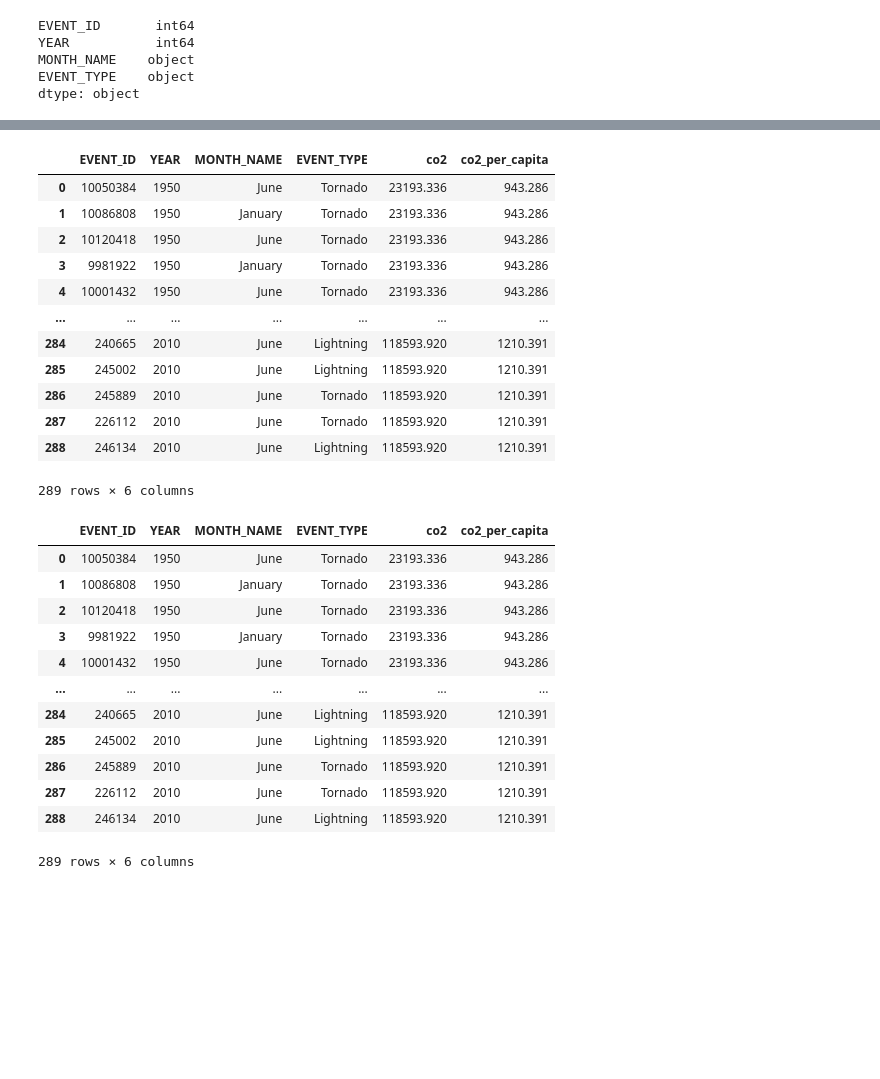
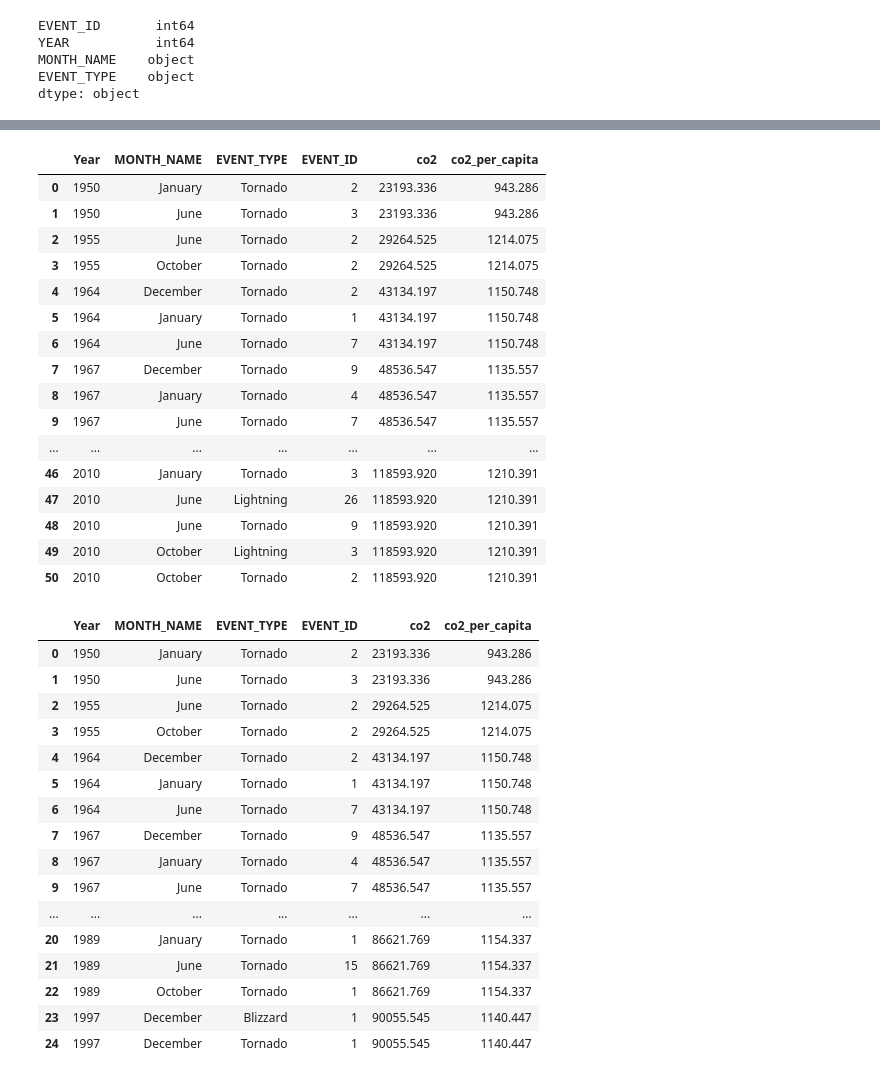
Before and after one commit to sweazysm/Final_Project, a Jupyter notebook: test_data/machine_learning_test.ipynb, the cells around one changed output, grey strips where cells are left out. Drawn from its saved outputs; the diff is of its cells as text; code cells hidden in the pictures; blank space fills up the shorter version.

```diff
--- a/test_data/machine_learning_test.ipynb
+++ b/test_data/machine_learning_test.ipynb
@@ -238,0 +142,4 @@ weather_df = weather_df.dropna(axis='columns', how='all')
+# %%
+# adding together events by groups
+group_groups = weather_df.groupby(['YEAR','MONTH_NAME', 'EVENT_TYPE'], as_index=False).count()
+group_groups
@@ -238,0 +164,4 @@ weather_df = weather_df.dropna(axis='columns', how='all')
+# %%
+# rename columns as counts
+group_groups = group_groups.rename(columns={"YEAR": "Year"})
+group_groups
@@ -314,6 +448,6 @@ carbon_df
 71 rows × 21 columns
 # %%
 # rename columns for merging purposes
-carbon_df = carbon_df.rename(columns={"year": "YEAR"})
+carbon_df = carbon_df.rename(columns={"year": "Year"})
 carbon_df
 # %% [output]
@@ -389,7 +534,7 @@ dtype: object
 # Merging below this
 # %%
 # Merge attempt one
-combo_df = weather_df.merge(carbon_df, left_on='YEAR', right_on='YEAR')
+combo_df = group_groups.merge(carbon_df, left_on='Year', right_on='Year')
 # %%
 # checking merge
 combo_df
@@ -414,36 +563,44 @@ combo_df = combo_df.dropna(axis='columns', how='all')
 # check work
 combo_df
 # %% [output]
-|  | EVENT_ID | YEAR | MONTH_NAME | EVENT_TYPE | co2 | co2_per_capita |
-| 0 | 10050384 | 1950 | June | Tornado | 23193.336 | 943.286 |
-| 1 | 10086808 | 1950 | January | Tornado | 23193.336 | 943.286 |
-| 2 | 10120418 | 1950 | June | Tornado | 23193.336 | 943.286 |
-| 3 | 9981922 | 1950 | January | Tornado | 23193.336 | 943.286 |
-| 4 | 10001432 | 1950 | June | Tornado | 23193.336 | 943.286 |
+|  | Year | MONTH_NAME | EVENT_TYPE | EVENT_ID | co2 | co2_per_capita |
+| 0 | 1950 | January | Tornado | 2 | 23193.336 | 943.286 |
+| 1 | 1950 | June | Tornado | 3 | 23193.336 | 943.286 |
+| 2 | 1955 | June | Tornado | 2 | 29264.525 | 1214.075 |
+| 3 | 1955 | October | Tornado | 2 | 29264.525 | 1214.075 |
+| 4 | 1964 | December | Tornado | 2 | 43134.197 | 1150.748 |
+| 5 | 1964 | January | Tornado | 1 | 43134.197 | 1150.748 |
+| 6 | 1964 | June | Tornado | 7 | 43134.197 | 1150.748 |
+| 7 | 1967 | December | Tornado | 9 | 48536.547 | 1135.557 |
+| 8 | 1967 | January | Tornado | 4 | 48536.547 | 1135.557 |
+| 9 | 1967 | June | Tornado | 7 | 48536.547 | 1135.557 |
 | ... | ... | ... | ... | ... | ... | ... |
-| 284 | 240665 | 2010 | June | Lightning | 118593.920 | 1210.391 |
-| 285 | 245002 | 2010 | June | Lightning | 118593.920 | 1210.391 |
-| 286 | 245889 | 2010 | June | Tornado | 118593.920 | 1210.391 |
-| 287 | 226112 | 2010 | June | Tornado | 118593.920 | 1210.391 |
-| 288 | 246134 | 2010 | June | Lightning | 118593.920 | 1210.391 |
+| 46 | 2010 | January | Tornado | 3 | 118593.920 | 1210.391 |
+| 47 | 2010 | June | Lightning | 26 | 118593.920 | 1210.391 |
+| 48 | 2010 | June | Tornado | 9 | 118593.920 | 1210.391 |
+| 49 | 2010 | October | Lightning | 3 | 118593.920 | 1210.391 |
+| 50 | 2010 | October | Tornado | 2 | 118593.920 | 1210.391 |
-289 rows × 6 columns
 # %%
 # Drop the null rows
 combo_df = combo_df.dropna()
 # %%
 # check work
-combo_df
+combo_df.head(25)
 # %% [output]
-|  | EVENT_ID | YEAR | MONTH_NAME | EVENT_TYPE | co2 | co2_per_capita |
-| 0 | 10050384 | 1950 | June | Tornado | 23193.336 | 943.286 |
-| 1 | 10086808 | 1950 | January | Tornado | 23193.336 | 943.286 |
-| 2 | 10120418 | 1950 | June | Tornado | 23193.336 | 943.286 |
-| 3 | 9981922 | 1950 | January | Tornado | 23193.336 | 943.286 |
-| 4 | 10001432 | 1950 | June | Tornado | 23193.336 | 943.286 |
+|  | Year | MONTH_NAME | EVENT_TYPE | EVENT_ID | co2 | co2_per_capita |
+| 0 | 1950 | January | Tornado | 2 | 23193.336 | 943.286 |
+| 1 | 1950 | June | Tornado | 3 | 23193.336 | 943.286 |
+| 2 | 1955 | June | Tornado | 2 | 29264.525 | 1214.075 |
+| 3 | 1955 | October | Tornado | 2 | 29264.525 | 1214.075 |
+| 4 | 1964 | December | Tornado | 2 | 43134.197 | 1150.748 |
+| 5 | 1964 | January | Tornado | 1 | 43134.197 | 1150.748 |
+| 6 | 1964 | June | Tornado | 7 | 43134.197 | 1150.748 |
+| 7 | 1967 | December | Tornado | 9 | 48536.547 | 1135.557 |
+| 8 | 1967 | January | Tornado | 4 | 48536.547 | 1135.557 |
+| 9 | 1967 | June | Tornado | 7 | 48536.547 | 1135.557 |
 | ... | ... | ... | ... | ... | ... | ... |
-| 284 | 240665 | 2010 | June | Lightning | 118593.920 | 1210.391 |
-| 285 | 245002 | 2010 | June | Lightning | 118593.920 | 1210.391 |
-| 286 | 245889 | 2010 | June | Tornado | 118593.920 | 1210.391 |
-| 287 | 226112 | 2010 | June | Tornado | 118593.920 | 1210.391 |
-| 288 | 246134 | 2010 | June | Lightning | 118593.920 | 1210.391 |
+| 20 | 1989 | January | Tornado | 1 | 86621.769 | 1154.337 |
+| 21 | 1989 | June | Tornado | 15 | 86621.769 | 1154.337 |
+| 22 | 1989 | October | Tornado | 1 | 86621.769 | 1154.337 |
+| 23 | 1997 | December | Blizzard | 1 | 90055.545 | 1140.447 |
+| 24 | 1997 | December | Tornado | 1 | 90055.545 | 1140.447 |
-289 rows × 6 columns
```
Also changed, not shown: parts of 93 cells of this notebook.
